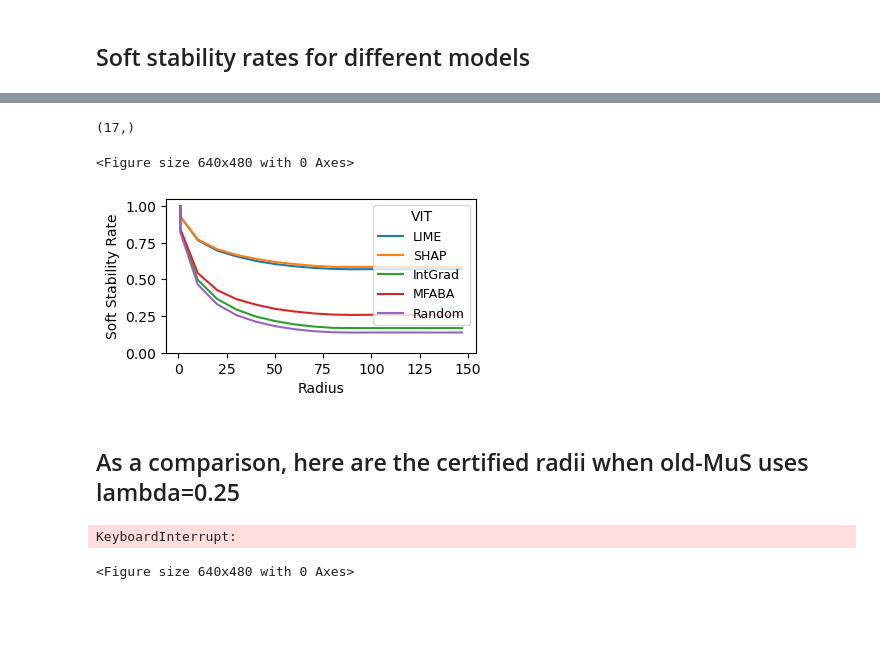
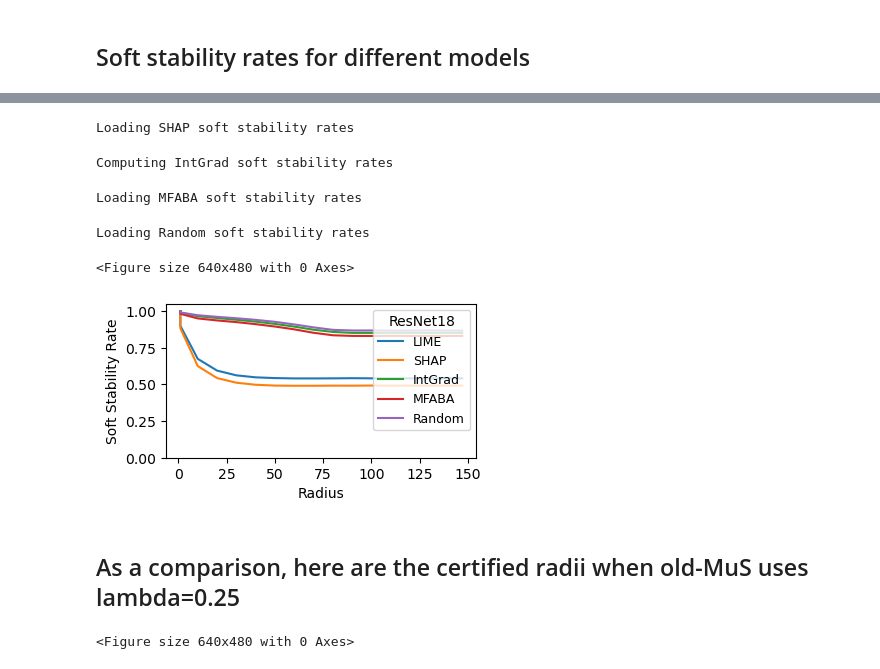
Before and after one commit to helenjin/soft_stability, a Jupyter notebook: notebooks/test_resnet18_plots_2_per_class.ipynb, the cells around one changed output, grey strips where cells are left out. Drawn from its saved outputs; the diff is of its cells as text; code cells hidden in the pictures; blank space fills up the shorter version.

```diff
--- a/notebooks/test_resnet18_plots_2_per_class.ipynb
+++ b/notebooks/test_resnet18_plots_2_per_class.ipynb
@@ -177,11 +172,14 @@ top_k_frac = 0.25 # need to check if this is true (but by default our explanatio
 masked_model = MaskedImageClassifier(raw_model, grid_size=(14,14))
 masked_model.eval().to(device)
 eps, delta = 0.1, 0.1
-max_radius = int(196 * (1 - top_k_frac))
-all_radius = [1] + list(range(10, max_radius, 10))
-if all_radius[-1] != max_radius:
-    all_radius.append(max_radius)
-print(all_radius)
+
+# max_radius = int(196 * (1 - top_k_frac))
+# all_radius = [1] + list(range(10, max_radius, 10))
+# if all_radius[-1] != max_radius:
+#     all_radius.append(max_radius)
+# print(all_radius)
+
+all_radius = [1, 10, 20, 30, 40, 50, 60, 70, 80, 90, 100, 110, 120, 130, 140, 147]
 # %%
 lime_stability_rates_file = cache_dir / f"{model_name}_lime_stability_rates.pt"
 shap_stability_rates_file = cache_dir / f"{model_name}_shap_stability_rates.pt"
@@ -218,6 +218,8 @@ else:
         ]))
     shap_stability_rates = torch.stack(shap_stability_rates).cpu()
     torch.save(shap_stability_rates, shap_stability_rates_file)
+# %% [output]
+Loading SHAP soft stability rates
 # %%
 if intgrad_stability_rates_file.exists() and use_cache:
     print("Loading IntGrad soft stability rates")
@@ -233,6 +235,8 @@ else:
         ]))
     intgrad_stability_rates = torch.stack(intgrad_stability_rates).cpu()
     torch.save(intgrad_stability_rates, intgrad_stability_rates_file)
+# %% [output]
+Computing IntGrad soft stability rates
 # %%
 if mfaba_stability_rates_file.exists() and use_cache:
     print("Loading MFABA soft stability rates")
@@ -248,6 +252,8 @@ else:
         ]))
     mfaba_stability_rates = torch.stack(mfaba_stability_rates).cpu()
     torch.save(mfaba_stability_rates, mfaba_stability_rates_file)
+# %% [output]
+Loading MFABA soft stability rates
 # %%
 if random_stability_rates_file.exists() and use_cache:
     print("Loading Random soft stability rates")
@@ -263,31 +269,29 @@ else:
         ]))
     random_stability_rates = torch.stack(random_stability_rates).cpu()
     torch.save(random_stability_rates, random_stability_rates_file)
+# %% [output]
+Loading Random soft stability rates
-# %%
-torch.cat([torch.tensor([1]), lime_stability_rates.cpu().mean(dim=0)]).numpy().shape
-# %% [output]
-(17,)
 # %%
 plt.clf()
 plt.rcParams["font.family"] = "DejaVu Sans"
 
 plt.figure(figsize=(4, 2))
 plt.plot([1] + all_radius, torch.cat([torch.tensor([1]), lime_stability_rates.cpu().mean(dim=0)]).numpy(), label="LIME")
 plt.plot([1] + all_radius, torch.cat([torch.tensor([1]), shap_stability_rates.cpu().mean(dim=0)]).numpy(), label="SHAP")
 plt.plot([1] + all_radius, torch.cat([torch.tensor([1]), intgrad_stability_rates.cpu().mean(dim=0)]).numpy(), label="IntGrad")
 plt.plot([1] + all_radius, torch.cat([torch.tensor([1]), mfaba_stability_rates.cpu().mean(dim=0)]).numpy(), label="MFABA")
 plt.plot([1] + all_radius, torch.cat([torch.tensor([1]), random_stability_rates.cpu().mean(dim=0)]).numpy(), label="Random")
 plt.ylim(0,1.05)
 
 plt.xlabel('Radius')
 plt.ylabel('Soft Stability Rate')
-plt.legend(title="VIT", loc="upper right", prop={'size': 9})
+plt.legend(title="ResNet18", loc="upper right", prop={'size': 9})
 # plt.title('Soft Stability')
-plt.savefig(f'_dump/vit_imagenet_{class_sz_name}_soft.pdf', bbox_inches="tight")
+plt.savefig(f'_dump/{model_name}_imagenet_{class_sz_name}_soft.pdf', bbox_inches="tight")
 plt.show()
 # %% [output]
 <Figure size 640x480 with 0 Axes>
-[figure, old version]
+[figure, new version]
 # %% [markdown]
 ## As a comparison, here are the certified radii when old-MuS uses lambda=0.25
 # %%
@@ -295,28 +299,26 @@ cert_mus_vit = CertifiedMuSImageClassifier(raw_vit, lambda_=0.25)
 # %%
 cert_rs_lime = torch.cat([
-    cert_mus_vit(img.unsqueeze(0).to(device), alpha=exp.unsqueeze(0).to(device))["cert_rs"]
+    cert_mus_model(img.unsqueeze(0).to(device), alpha=exp.unsqueeze(0).to(device))["cert_rs"]
     for img, exp in tqdm(zip(images, lime_explanations), total=len(images))
 ], dim=0).cpu()
 
 cert_rs_shap = torch.cat([
-    cert_mus_vit(img.unsqueeze(0).to(device), alpha=exp.unsqueeze(0).to(device))["cert_rs"]
+    cert_mus_model(img.unsqueeze(0).to(device), alpha=exp.unsqueeze(0).to(device))["cert_rs"]
     for img, exp in tqdm(zip(images, shap_explanations), total=len(images))
 ], dim=0).cpu()
 
 cert_rs_intgrad = torch.cat([
-    cert_mus_vit(img.unsqueeze(0).to(device), alpha=exp.unsqueeze(0).to(device))["cert_rs"]
+    cert_mus_model(img.unsqueeze(0).to(device), alpha=exp.unsqueeze(0).to(device))["cert_rs"]
     for img, exp in tqdm(zip(images, intgrad_explanations), total=len(images))
 ], dim=0).cpu()
 
 cert_rs_mfaba = torch.cat([
-    cert_mus_vit(img.unsqueeze(0).to(device), alpha=exp.unsqueeze(0).to(device))["cert_rs"]
+    cert_mus_model(img.unsqueeze(0).to(device), alpha=exp.unsqueeze(0).to(device))["cert_rs"]
     for img, exp in tqdm(zip(images, mfaba_explanations), total=len(images))
 ], dim=0).cpu()
 
 cert_rs_random = torch.cat([
-    cert_mus_vit(img.unsqueeze(0).to(device), alpha=exp.unsqueeze(0).to(device))["cert_rs"]
+    cert_mus_model(img.unsqueeze(0).to(device), alpha=exp.unsqueeze(0).to(device))["cert_rs"]
     for img, exp in tqdm(zip(images, random_explanations), total=len(images))
 ], dim=0).cpu()
-# %% [output]
-KeyboardInterrupt:
 # %%
```
Also changed, not shown: parts of 13 cells of this notebook, 4 other files.
